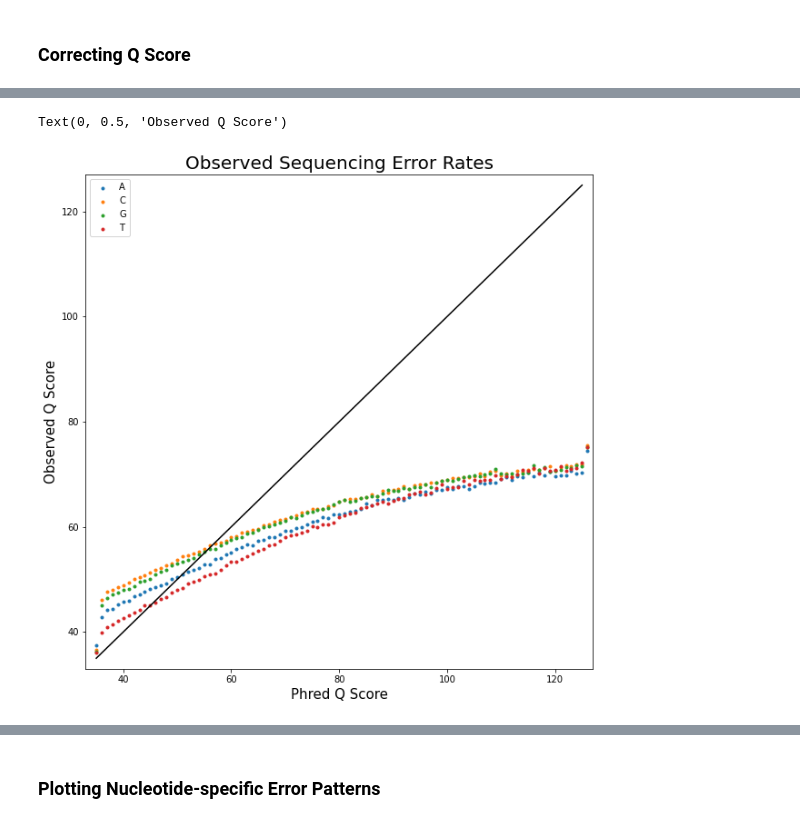
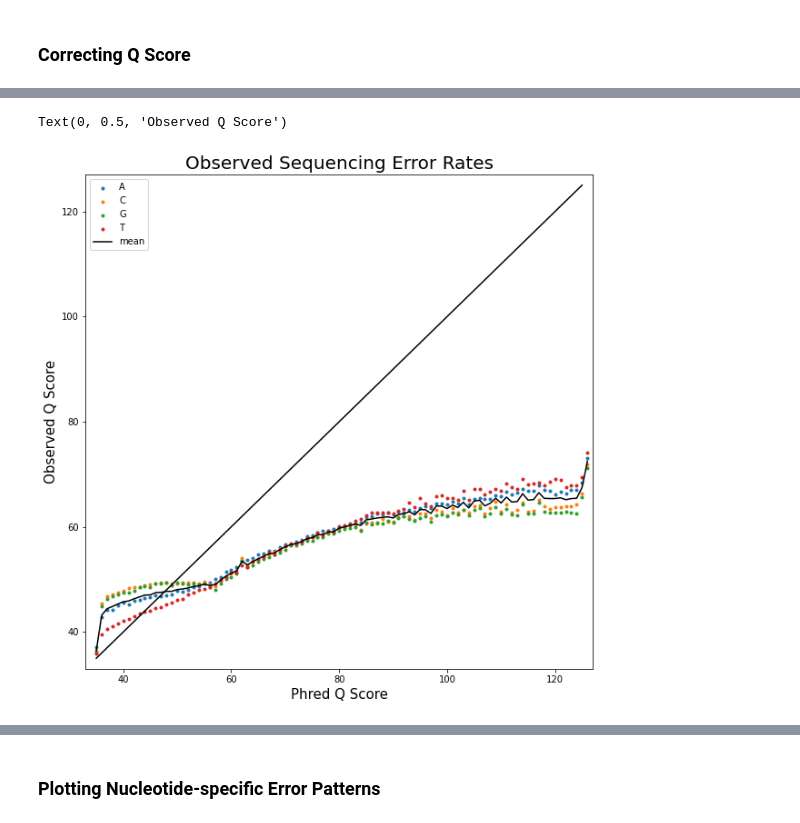
Before and after one commit to Davidebear/mutalib, a Jupyter notebook: EM.ipynb, the cells around one changed output, grey strips where cells are left out. Saved outputs shown, nothing was run; the diff lists cells and outputs as text; code cells hidden in the pictures.

```diff
--- a/EM.ipynb
+++ b/EM.ipynb
@@ -167,0 +418,7 @@ Obtain the frequency of correct vs error
+# %%
+tracking = pickle.load( open('pickle/v2TrackingwRFP.pickle', 'rb'))
+# %%
+import pickle
+
+bfp_list = pickle.load( open('pickle/raw_bfp.pickle', 'rb'))
+rfp_list = pickle.load( open('pickle/raw_rfp.pickle', 'rb'))
@@ -234,21 +585,8 @@ tracking['A']
-# %%
-#78 minutes
-for rfp in rfp_list:
-    cov = int((len(rfp.columns)-4)/2)
-    if cov > 3:
-        for read_num in range(1, cov+1):
-            read = rfp[f'read{read_num}']
-            true = rfp.loc[:, 'contig']
-            for nuc in range(len(read.index)):
-                true_nuc = true.iloc[nuc]
-                chr_tnuc = chr(true_nuc) # convert to a chr the targ
-                qscore = rfp[f'q{read_num}'].iloc[nuc] # The qscore
-                check = read.iloc[nuc] #
-                if check == true_nuc: # If correct. Add to observed
-                    # tracking[chr_tnuc][qscore] = tracking[chr_tnuc].setdefault(qscore, {'correct' : 0,65:0,67:0,71:0,84:0,45:0})
-                    # tracking[chr_tnuc][qscore]['correct'] += 1
-                    tracking[chr_tnuc][qscore][0] += 1
-                else: # If they disagree
-                    # tracking[chr_tnuc][qscore] = tracking[chr_tnuc].setdefault(qscore, {'correct':0, 65:0,67:0,71:0,84:0,45:0})
-                    # tracking[chr_tnuc][qscore][chr(check)] += 1
-                    tracking[chr_tnuc][qscore][hot_encode(check)] +=1
+# %%
+for bfp in bfp_list:
+    if bfp.empty: continue
+    update_bfp_trackers(bfp, tracking, conditional_error, deletions)
+
+for rfp in rfp_list:
+    if rfp.empty: continue
+    update_rfp_trackers(rfp, tracking, conditional_error_red, deletions_red)
@@ -303,16 +687,18 @@ tracking['-']
 # %%
 import matplotlib.pyplot as plt
 
 plt.figure(figsize=(10,10))
 for nuc in to_plot:
     plt.scatter(raw_x, to_plot[nuc], marker='.', label=nuc)
+plt.plot(raw_x, (pd.DataFrame(to_plot).mean(axis=1).values), color='k', label="mean")
+
 plt.plot(np.arange(35, 126), np.arange(35, 126), color='k')
 plt.legend()
 plt.xlim([33, 127])
 plt.ylim([33, 127])
 plt.title('Observed Sequencing Error Rates', fontsize=20)
 plt.xlabel('Phred Q Score', fontsize=15)
 plt.ylabel('Observed Q Score', fontsize=15)
 # %% [output]
 Text(0, 0.5, 'Observed Q Score')
-[figure, old version]
+[figure, new version]
```
Also changed, not shown: parts of 34 cells of this notebook, 5 other files.
